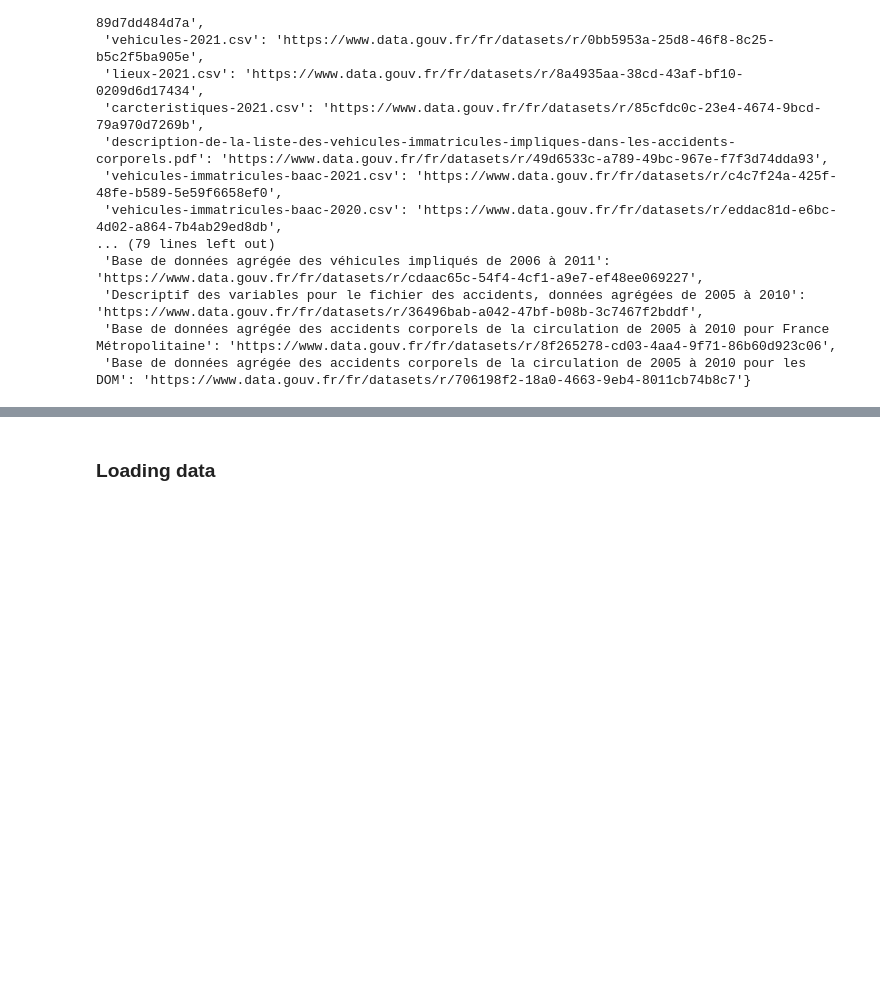
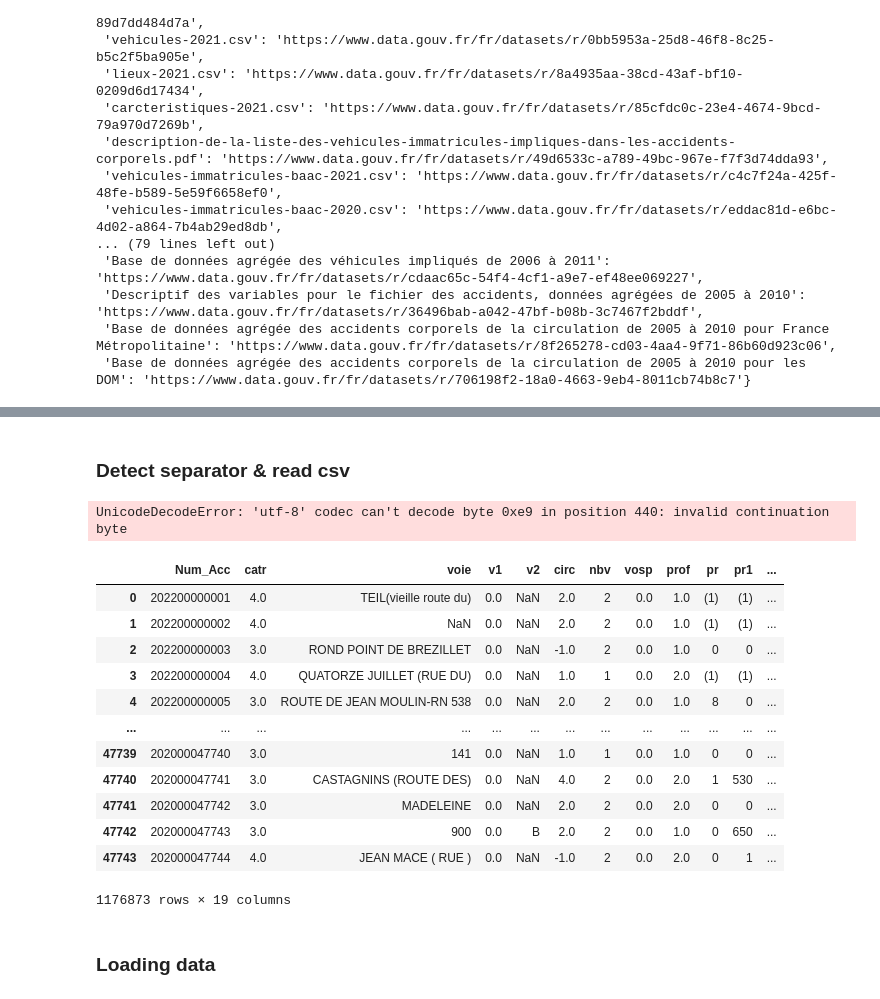
Before and after one commit to AurelienBr22/CyclingFacilities, a Jupyter notebook: notebooks/notebook_axel.ipynb, the cells around one changed output, grey strips where cells are left out. Cells and saved outputs as stored; diff of their text form; code cells hidden in the pictures; blank space fills up the shorter version.

Commit message:
Adds detect_separator

```diff
--- a/notebooks/notebook_axel.ipynb
+++ b/notebooks/notebook_axel.ipynb
@@ -85,3 +95,45 @@ lieux_datasets
+# %% [markdown]
+### Detect separator & read csv
+# %%
+def detect_separator(file_path):
+    with open(file_path, 'r') as file:
+        first_line = file.readline()
+        if ';' in first_line:
+            return ';'
+        elif '|' in first_line:
+            return '|'
+        else:
+            return ','
+
+folder = "../raw_data/"
+dff = []
+files = [file for file in os.listdir(folder)]
+
+for file in files:
+    file_path = os.path.join(folder, file)
+    sep = detect_separator(file_path)
+    df = pd.read_csv(file_path, sep=sep)
+    dff.append(df)
+
+df_final = pd.concat(dff)
+# %% [output]
+UnicodeDecodeError: 'utf-8' codec can't decode byte 0xe9 in position 440: invalid continuation byte
+# %%
+df_final
+# %% [output]
+|  | Num_Acc | catr | voie | v1 | v2 | circ | nbv | vosp | prof | pr | pr1 | ... |
+| 0 | 202200000001 | 4.0 | TEIL(vieille route du) | 0.0 | NaN | 2.0 | 2 | 0.0 | 1.0 | (1) | (1) | ... |
+| 1 | 202200000002 | 4.0 | NaN | 0.0 | NaN | 2.0 | 2 | 0.0 | 1.0 | (1) | (1) | ... |
+| 2 | 202200000003 | 3.0 | ROND POINT DE BREZILLET | 0.0 | NaN | -1.0 | 2 | 0.0 | 1.0 | 0 | 0 | ... |
+| 3 | 202200000004 | 4.0 | QUATORZE JUILLET (RUE DU) | 0.0 | NaN | 1.0 | 1 | 0.0 | 2.0 | (1) | (1) | ... |
+| 4 | 202200000005 | 3.0 | ROUTE DE JEAN MOULIN-RN 538 | 0.0 | NaN | 2.0 | 2 | 0.0 | 1.0 | 8 | 0 | ... |
+| ... | ... | ... | ... | ... | ... | ... | ... | ... | ... | ... | ... | ... |
+| 47739 | 202000047740 | 3.0 | 141 | 0.0 | NaN | 1.0 | 1 | 0.0 | 1.0 | 0 | 0 | ... |
+| 47740 | 202000047741 | 3.0 | CASTAGNINS (ROUTE DES) | 0.0 | NaN | 4.0 | 2 | 0.0 | 2.0 | 1 | 530 | ... |
+| 47741 | 202000047742 | 3.0 | MADELEINE | 0.0 | NaN | 2.0 | 2 | 0.0 | 2.0 | 0 | 0 | ... |
+| 47742 | 202000047743 | 3.0 | 900 | 0.0 | B | 2.0 | 2 | 0.0 | 1.0 | 0 | 650 | ... |
+| 47743 | 202000047744 | 4.0 | JEAN MACE ( RUE ) | 0.0 | NaN | -1.0 | 2 | 0.0 | 2.0 | 0 | 1 | ... |
+1176873 rows × 19 columns
 # %% [markdown]
 ### Loading data
 # %%
```
Also changed, not shown: parts of 9 cells of this notebook.
